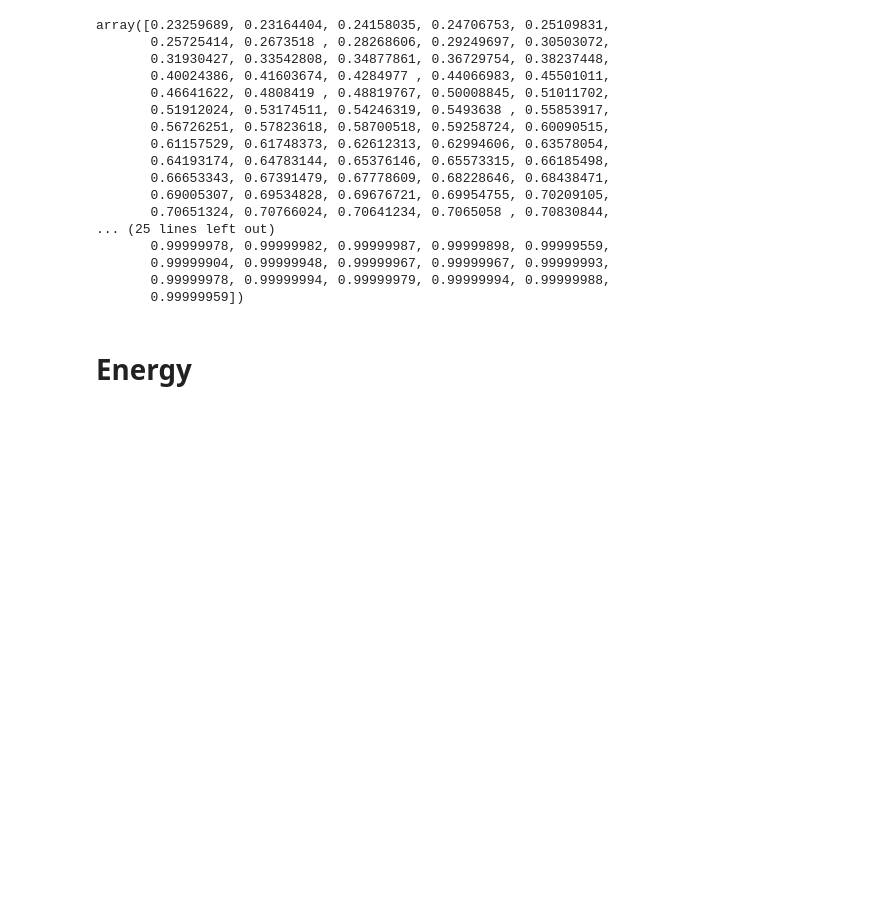
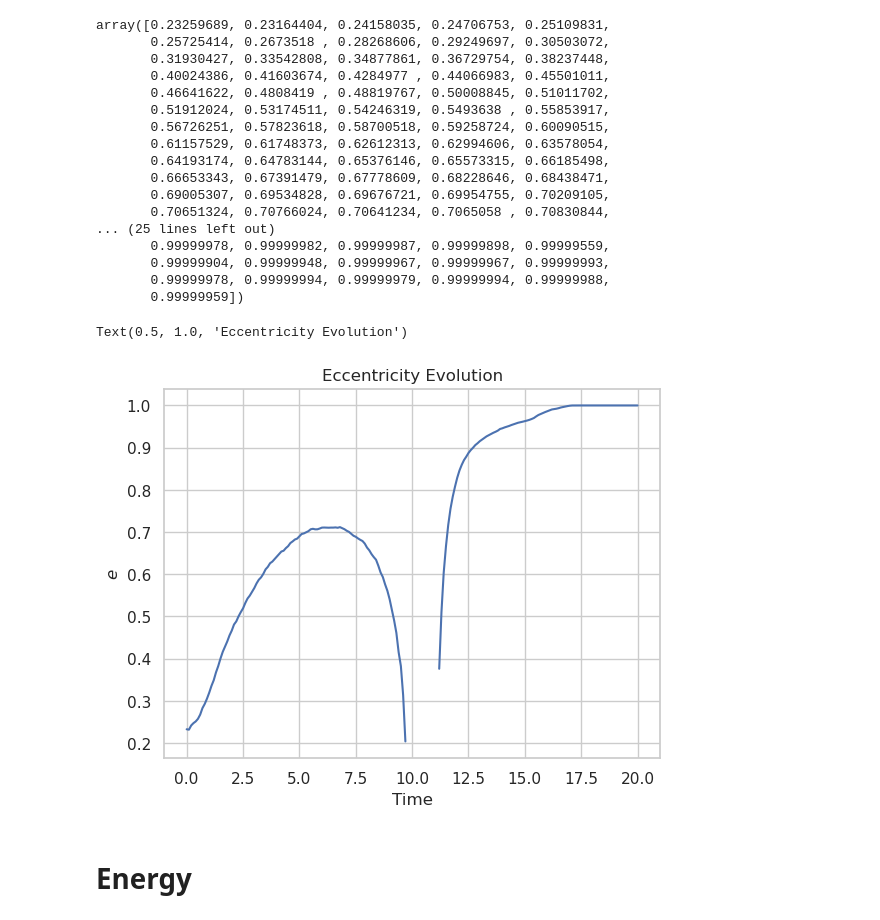
Before and after one commit to SimoneArienti/Galaxies-and-Dynamics, a Jupyter notebook: Project/Jaffe with Perturber.ipynb, the cells around one changed output. Saved outputs shown, nothing was run; the diff lists cells and outputs as text; code cells hidden in the pictures; blank space fills up the shorter version.

Commit message:
Immaginary Eccentricity?

```diff
--- a/Project/Jaffe with Perturber.ipynb
+++ b/Project/Jaffe with Perturber.ipynb
@@ -424,7 +437,13 @@ array([0.23259689, 0.23164404, 0.24158035, 0.24706753, 0.25109831,
        0.99999978, 0.99999994, 0.99999979, 0.99999994, 0.99999988,
        0.99999959])
 # %%
-plt.
+plt.plot(time, eccentricity)
+plt.xlabel('Time')
+plt.ylabel(r'$e$')
+plt.title('Eccentricity Evolution')
+# %% [output]
+Text(0.5, 1.0, 'Eccentricity Evolution')
+[figure, added]
 # %% [markdown]
 # Energy
 # %%
```
Also changed, not shown: parts of 1 cell of this notebook.
